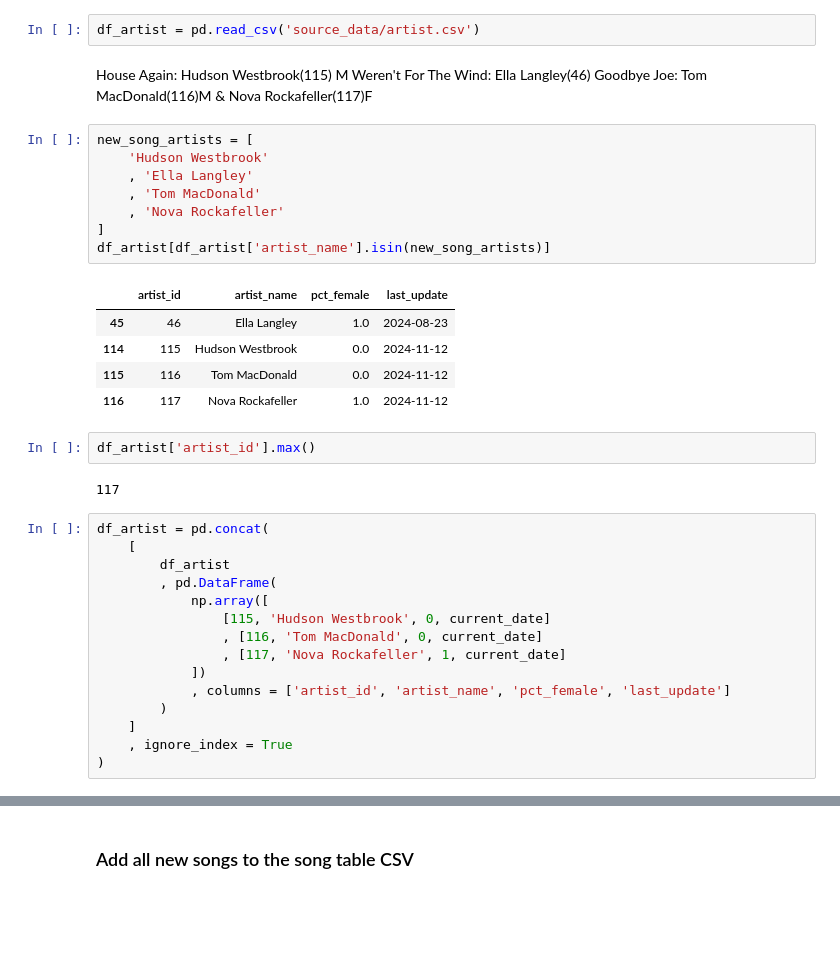
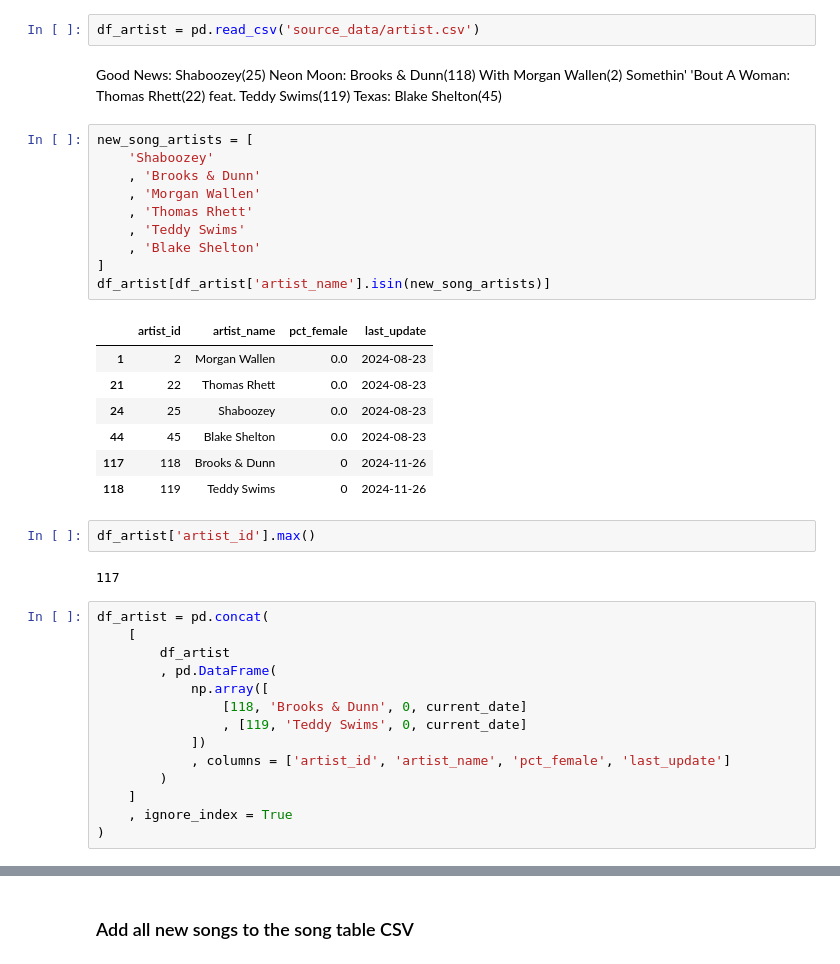
Before and after one commit to jwmanahan/billboard, a Jupyter notebook: add_new_week.ipynb, the cells around one changed output, grey strips where cells are left out. Cells and saved outputs as stored; diff of their text form; blank space fills up the shorter version.

```diff
--- a/add_new_week.ipynb
+++ b/add_new_week.ipynb
@@ -147,23 +147,28 @@ print(list(new_song_to_rank.keys()))
 # %%
 df_artist = pd.read_csv('source_data/artist.csv')
 # %% [markdown]
-House Again: Hudson Westbrook(115) M
-Weren't For The Wind: Ella Langley(46)
-Goodbye Joe: Tom MacDonald(116)M & Nova Rockafeller(117)F
+Good News: Shaboozey(25)
+Neon Moon: Brooks & Dunn(118) With Morgan Wallen(2)
+Somethin' 'Bout A Woman: Thomas Rhett(22) feat. Teddy Swims(119)
+Texas: Blake Shelton(45)
 # %%
 new_song_artists = [
-    'Hudson Westbrook'
-    , 'Ella Langley'
-    , 'Tom MacDonald'
-    , 'Nova Rockafeller'
+    'Shaboozey'
+    , 'Brooks & Dunn'
+    , 'Morgan Wallen'
+    , 'Thomas Rhett'
+    , 'Teddy Swims'
+    , 'Blake Shelton'
 ]
 df_artist[df_artist['artist_name'].isin(new_song_artists)]
 # %% [output]
 |  | artist_id | artist_name | pct_female | last_update |
-| 45 | 46 | Ella Langley | 1.0 | 2024-08-23 |
-| 114 | 115 | Hudson Westbrook | 0.0 | 2024-11-12 |
-| 115 | 116 | Tom MacDonald | 0.0 | 2024-11-12 |
-| 116 | 117 | Nova Rockafeller | 1.0 | 2024-11-12 |
+| 1 | 2 | Morgan Wallen | 0.0 | 2024-08-23 |
+| 21 | 22 | Thomas Rhett | 0.0 | 2024-08-23 |
+| 24 | 25 | Shaboozey | 0.0 | 2024-08-23 |
+| 44 | 45 | Blake Shelton | 0.0 | 2024-08-23 |
+| 117 | 118 | Brooks & Dunn | 0 | 2024-11-26 |
+| 118 | 119 | Teddy Swims | 0 | 2024-11-26 |
 # %%
 df_artist['artist_id'].max()
 # %% [output]
@@ -174,9 +179,8 @@ df_artist = pd.concat(
         df_artist
         , pd.DataFrame(
             np.array([
-                [115, 'Hudson Westbrook', 0, current_date]
-                , [116, 'Tom MacDonald', 0, current_date]
-                , [117, 'Nova Rockafeller', 1, current_date]
+                [118, 'Brooks & Dunn', 0, current_date]
+                , [119, 'Teddy Swims', 0, current_date]
             ])
             , columns = ['artist_id', 'artist_name', 'pct_female', 'last_update']
         )
```
Also changed, not shown: parts of 25 cells of this notebook, 5 other files.
